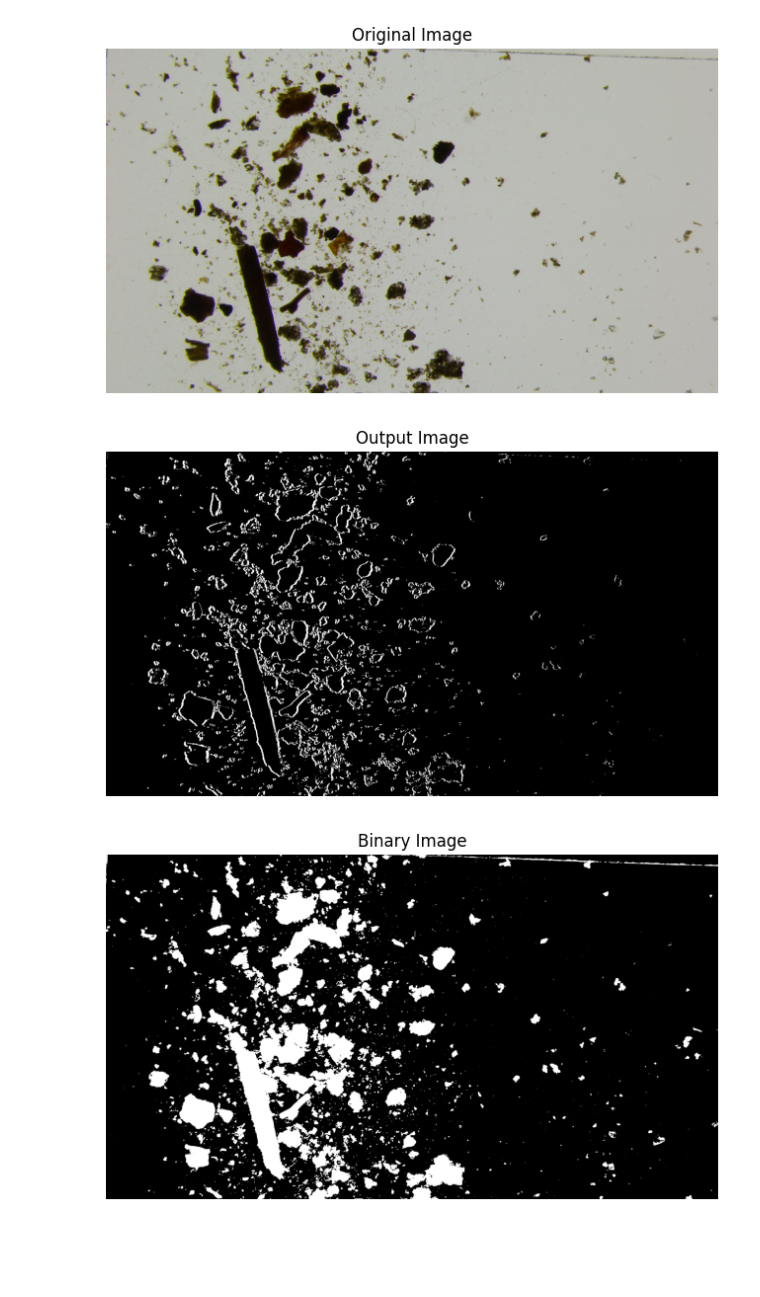
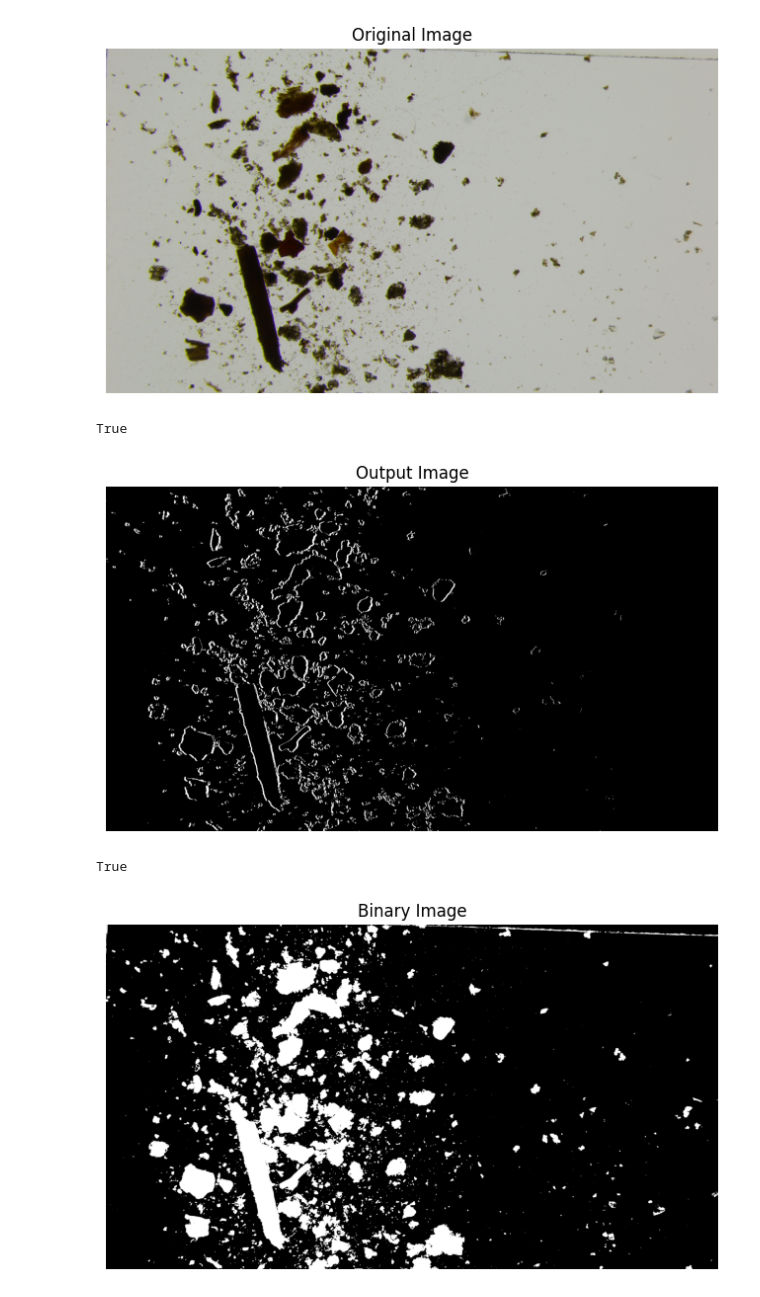
Before and after one commit to makaip/grainmeasure, a Jupyter notebook: test.ipynb, the cells around one changed output. Cells and saved outputs as stored; diff of their text form; code cells hidden in the pictures; blank space fills up the shorter version.

```diff
--- a/test.ipynb
+++ b/test.ipynb
@@ -16,31 +16,35 @@ def show_image(image, title="Image"):
 image_path = "data/input/233801-240125052635.jpg"
 image = cv2.imread(image_path)
 show_image(image, title="Original Image")
+cv2.imwrite("garbage/original.jpg", image)
 # %% [output]
 [figure]
+True
 # %%
-saturation_factor = 1.5
+saturation_factor = 1
 
 hsv_image = cv2.cvtColor(image, cv2.COLOR_BGR2HSV)
 hsv_image[:, :, 1] = cv2.multiply(hsv_image[:, :, 1], saturation_factor)
 enhanced_image = cv2.cvtColor(hsv_image, cv2.COLOR_HSV2BGR)
 
 lower_cyan = (30, 100, 100)
 upper_cyan = (85, 255, 255)
 lower_red = (130, 50, 50)
 upper_red = (200, 255, 255)
 
 mask_cyan = cv2.inRange(hsv_image, lower_cyan, upper_cyan)
 mask_red = cv2.inRange(hsv_image, lower_red, upper_red)
 mask = cv2.bitwise_or(mask_cyan, mask_red)
 
 color_contour = cv2.bitwise_and(enhanced_image, enhanced_image, mask=mask)
 color_contour[mask == 0] = [0, 0, 0]
 color_contour[mask != 0] = [255, 255, 255]
 
 show_image(color_contour, title="Output Image")
+cv2.imwrite("garbage/color_contour.jpg", color_contour)
 # %% [output]
-[figure, old version]
+[figure, new version]
+True
 # %%
 gray = cv2.cvtColor(image, cv2.COLOR_BGR2GRAY)
 _, binary = cv2.threshold(gray, 128+32, 255, cv2.THRESH_BINARY_INV)
```
Also changed, not shown: parts of 5 cells of this notebook, 12 other files.
